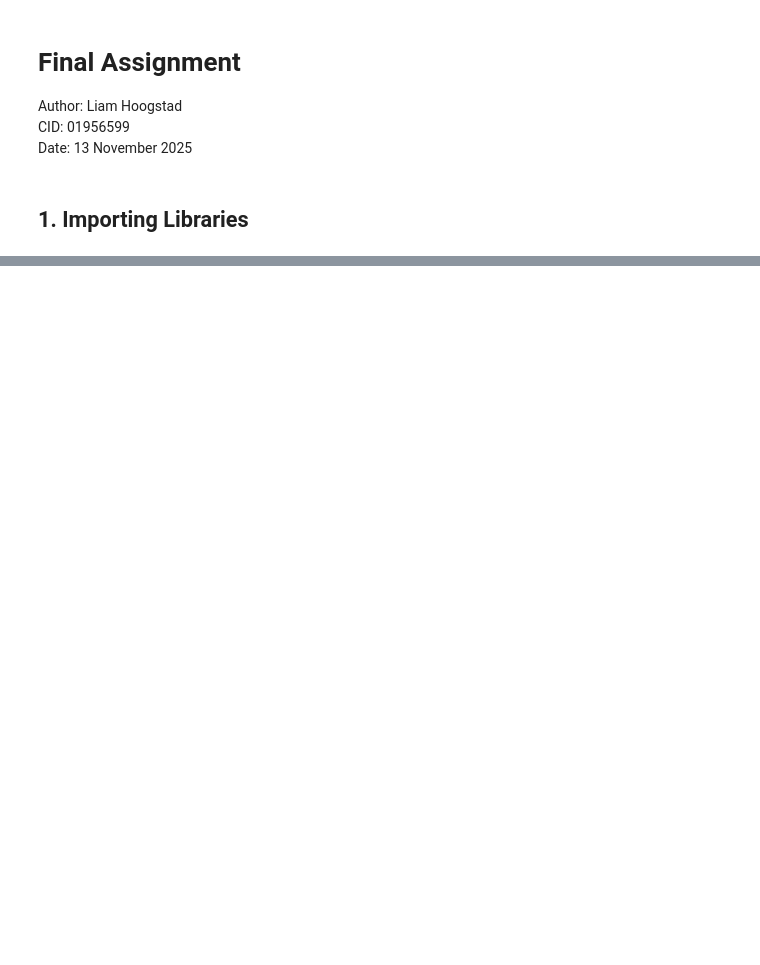
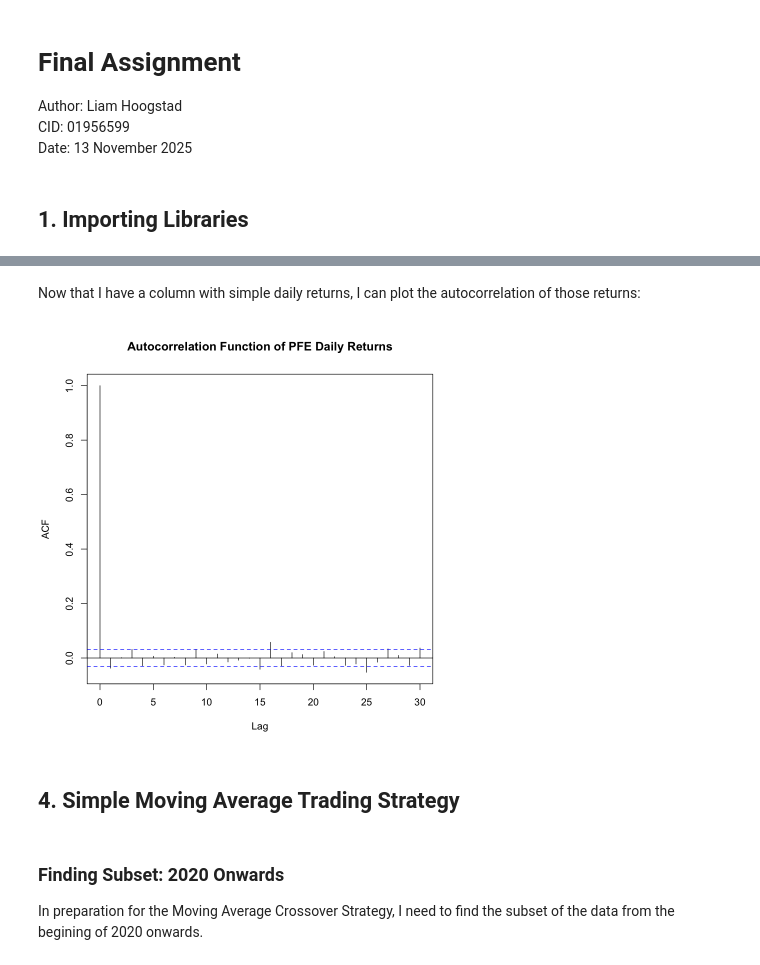
Before and after one commit to LiamHoogstad/R_Assignment, a Jupyter notebook: final_assignment.ipynb, the cells around one changed output, grey strips where cells are left out. Saved outputs shown, nothing was run; the diff lists cells and outputs as text; code cells hidden in the pictures; blank space fills up the shorter version.

```diff
--- a/final_assignment.ipynb
+++ b/final_assignment.ipynb
@@ -52,0 +63,10 @@ A data.frame: 10 × 11
+# %%
+# Loading Pfizer Data:
+pfe_data <- read.csv("pfe_data.csv")
+
+# Calculating simple daily returns based on closing prices (prccd)
+pfe_data <- pfe_data %>%
+  mutate(daily_return = (prccd / lag(prccd) - 1) * 100) %>% # Returns as percentage
+  filter(!is.na(daily_return))  # remove NA rows
+
+head(pfe_data) # view first 6 rows
@@ -52,0 +83,15 @@ A data.frame: 10 × 11
+# %% [markdown]
+Now that I have a column with simple daily returns, I can plot the autocorrelation of those returns:
+# %%
+# Plotting acf of simple daily returns
+acf(pfe_data$daily_return,
+    main = "Autocorrelation Function of PFE Daily Returns",
+    lag.max = 30)
+# %% [output]
+[figure, added]
+# %% [markdown]
+## 4. Simple Moving Average Trading Strategy
+# %% [markdown]
+### Finding Subset: 2020 Onwards
+
+In preparation for the Moving Average Crossover Strategy, I need to find the subset of the data from the begining of 2020 onwards.
```
Also changed, not shown: parts of 15 cells of this notebook, 1 other file.
